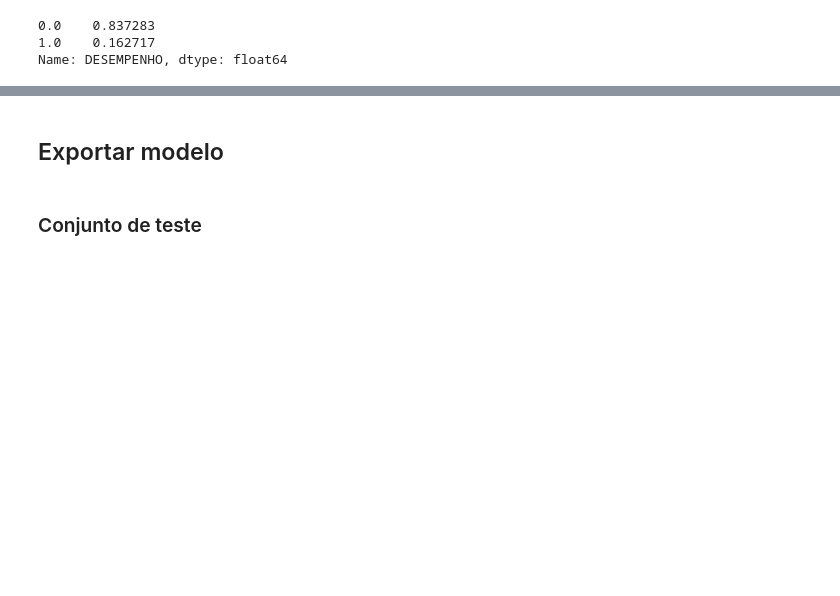
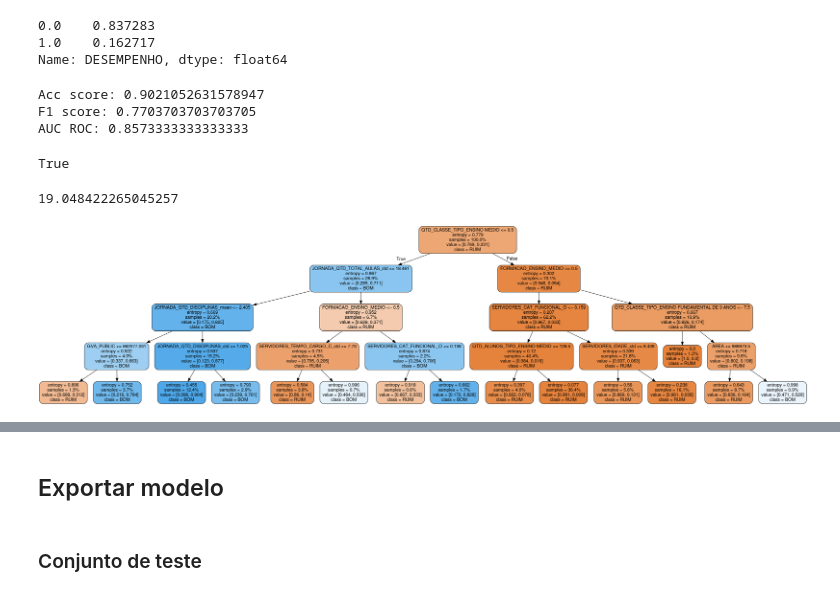
Before and after one commit to miltongneto/Education-SP-BR, a Jupyter notebook: notebooks/03 - Modelagem.ipynb, the cells around one changed output, grey strips where cells are left out. Cells and saved outputs as stored; diff of their text form; code cells hidden in the pictures; blank space fills up the shorter version.

```diff
--- a/notebooks/03 - Modelagem.ipynb
+++ b/notebooks/03 - Modelagem.ipynb
@@ -119,6 +133,42 @@ y_train.value_counts(normalize=True)
 0.0    0.837283
 1.0    0.162717
 Name: DESEMPENHO, dtype: float64
+# %%
+model = DecisionTreeClassifier(criterion='entropy', max_depth=4, random_state=17) #scale_pos_weight
+model.fit(X_train, y_train)
+pred = model.predict(X_test)
+
+print('Acc score:', accuracy_score(y_test, pred))
+print('F1 score:', f1_score(y_test, pred))
+print('AUC ROC:', roc_auc_score(y_test, pred))
+# %% [output]
+Acc score: 0.9021052631578947
+F1 score: 0.7703703703703705
+AUC ROC: 0.8573333333333333
+# %%
+from sklearn.externals.six import StringIO
+import pydotplus
+from IPython.display import Image
+from sklearn.tree import export_graphviz
+import graphviz
+
+dot_data = StringIO()
+export_graphviz(model, out_file=dot_data, feature_names=X_train.columns.to_list(), class_names=['RUIM', 'BOM'],
+                filled=True, rounded=True, proportion=True, max_depth=4)
+# %%
+graph = pydotplus.graph_from_dot_data(dot_data.getvalue())
+# %%
+graph.write_png('tree3.png')
+# %% [output]
+True
+# %%
+X_train['JORNADA_QTD_TOTAL_AULAS_std'].mean()
+# %% [output]
+19.048422265045257
+# %%
+Image(graph.create_png())
+# %% [output]
+[figure, added]
 # %%
 print('Acc score:', accuracy_score(y_test, pred))
 print('F1 score:', f1_score(y_test, pred))
```
Also changed, not shown: parts of 14 cells of this notebook, 4 other files.
